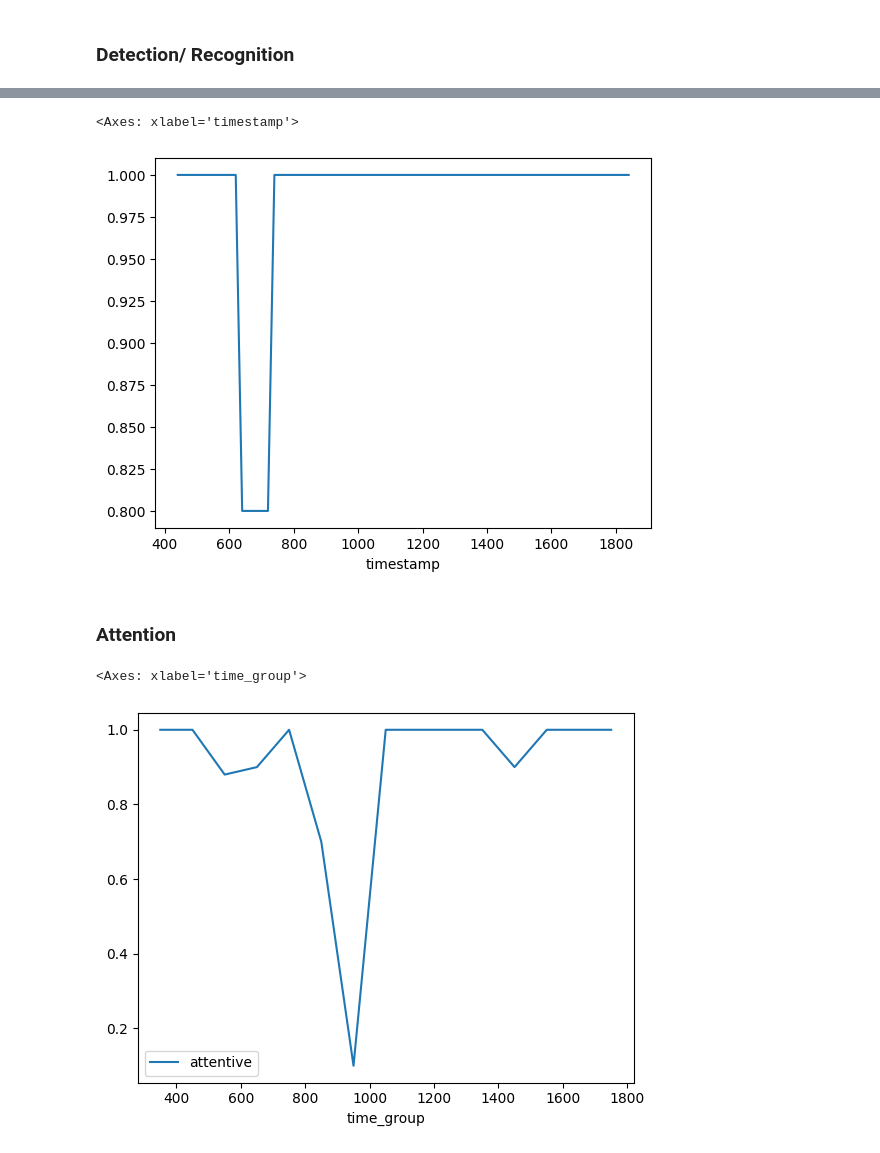
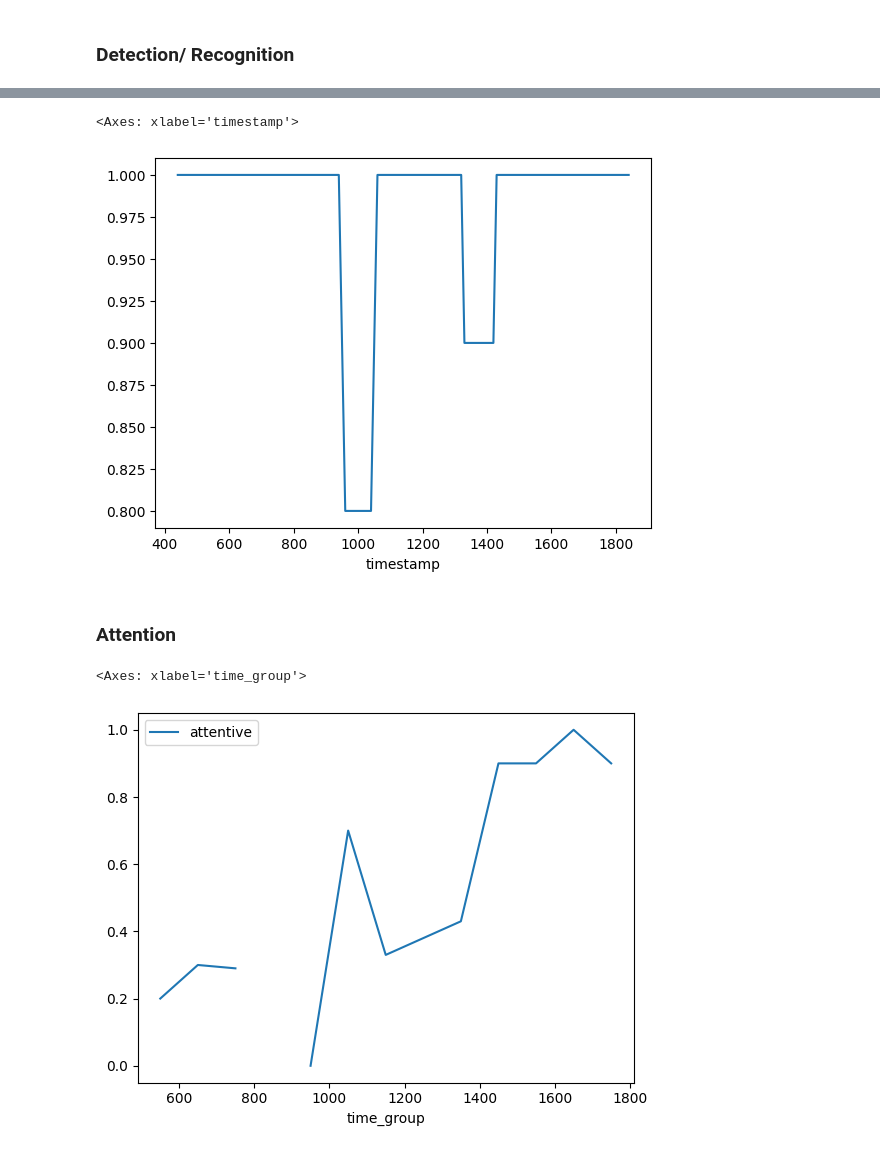
Before and after one commit to aminelah0/attention-meter, a Jupyter notebook: notebooks/output_df.ipynb, the cells around one changed output, grey strips where cells are left out. Saved outputs shown, nothing was run; the diff lists cells and outputs as text; code cells hidden in the pictures.

```diff
--- a/notebooks/output_df.ipynb
+++ b/notebooks/output_df.ipynb
@@ -141,7 +141,7 @@ recognized_from_detected_ma.plot()
 # %% [markdown]
 ## Individual metrics
 # %%
-target_person = 'Lancelot'
+target_person = 'Emilia'
 person_mask = attention_df['recognition_prediction'] == target_person
 # %%
 # Creating a dataframe with all timestamps available even if person is not recognized
@@ -161,7 +161,7 @@ person_detection_ma = person_detection_sec.rolling(window=10).mean().dropna()
 person_detection_ma.plot()
 # %% [output]
 <Axes: xlabel='timestamp'>
-[figure, old version]
+[figure, new version]
 # %% [markdown]
 ### Attention
 # %%
@@ -173,9 +173,9 @@ def average_nan(s: pd.Series, threshold: float = 0.4):
     return s.mean().round(2) if na_rate <= threshold else np.nan
 # %%
 person_attention_block = person_attention_sec.groupby('time_group').agg(
-    {'attentive': lambda s: average_nan(s, 0.2)})
+    {'attentive': lambda s: average_nan(s, 0.3)})
 
 person_attention_block.plot()
 # %% [output]
 <Axes: xlabel='time_group'>
-[figure, old version]
+[figure, new version]
```
Also changed, not shown: parts of 4 cells of this notebook, 3 other files.
